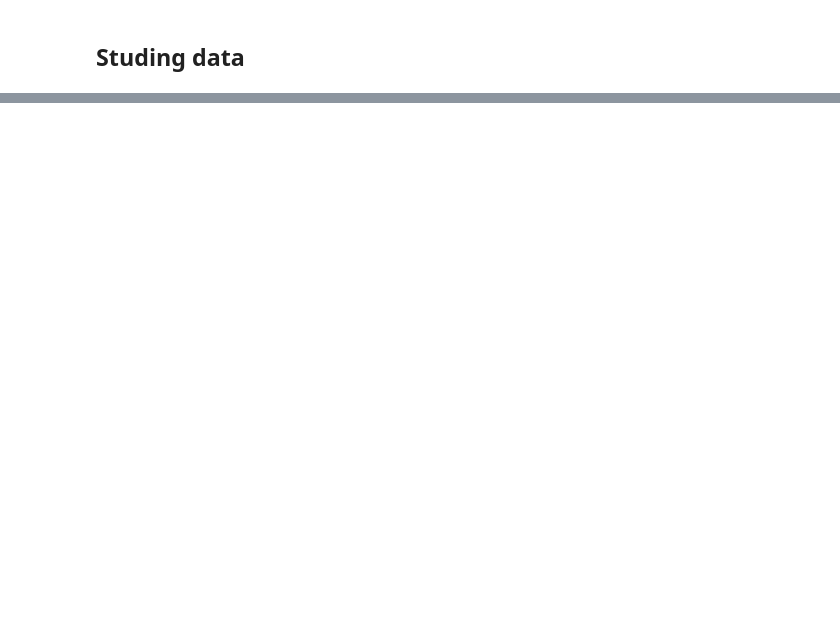
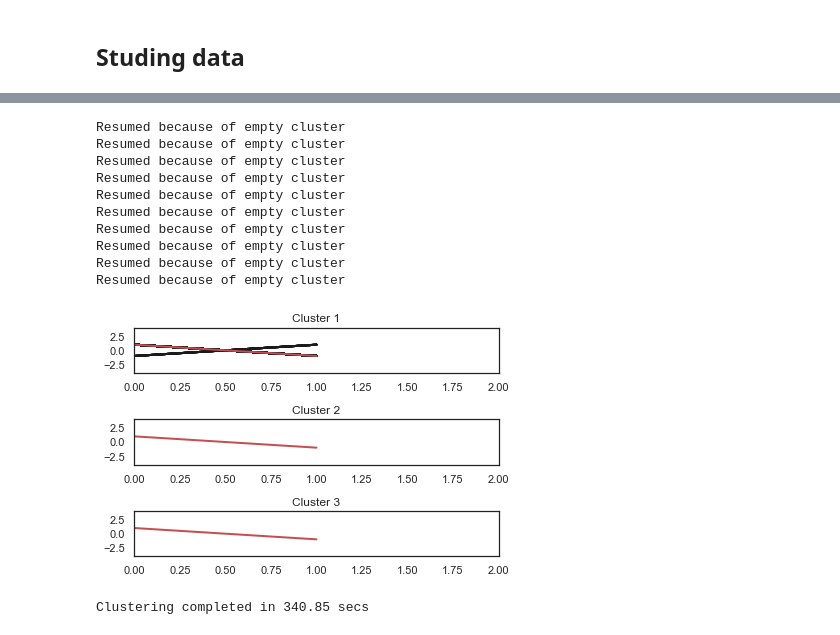
Before and after one commit to tonnyeremin/Software-Perfomance, a Jupyter notebook: SqlMetrics/Evangelist_Perf_Processing.ipynb, the cells around one changed output, grey strips where cells are left out. Drawn from its saved outputs; the diff is of its cells as text; code cells hidden in the pictures; blank space fills up the shorter version.

```diff
--- a/SqlMetrics/Evangelist_Perf_Processing.ipynb
+++ b/SqlMetrics/Evangelist_Perf_Processing.ipynb
@@ -151,4 +153,2 @@ rawData.shape
 # %% [markdown]
 ## Studing data
-# %%
-data = rawData[rawData.is_cold_start == True]
@@ -372,0 +284,17 @@ max                     0.0      2.0
+# %%
+top_p = get_top_calling_procedures(cold_execution, 1000)
+parameters = top_p[['second', 'duration']].to_numpy()
+clusterize(parameters)
+# %% [output]
+Resumed because of empty cluster
+Resumed because of empty cluster
+Resumed because of empty cluster
+Resumed because of empty cluster
+Resumed because of empty cluster
+Resumed because of empty cluster
+Resumed because of empty cluster
+Resumed because of empty cluster
+Resumed because of empty cluster
+Resumed because of empty cluster
+[figure, added]
+Clustering completed in 340.85 secs
```
Also changed, not shown: parts of 30 cells of this notebook.
